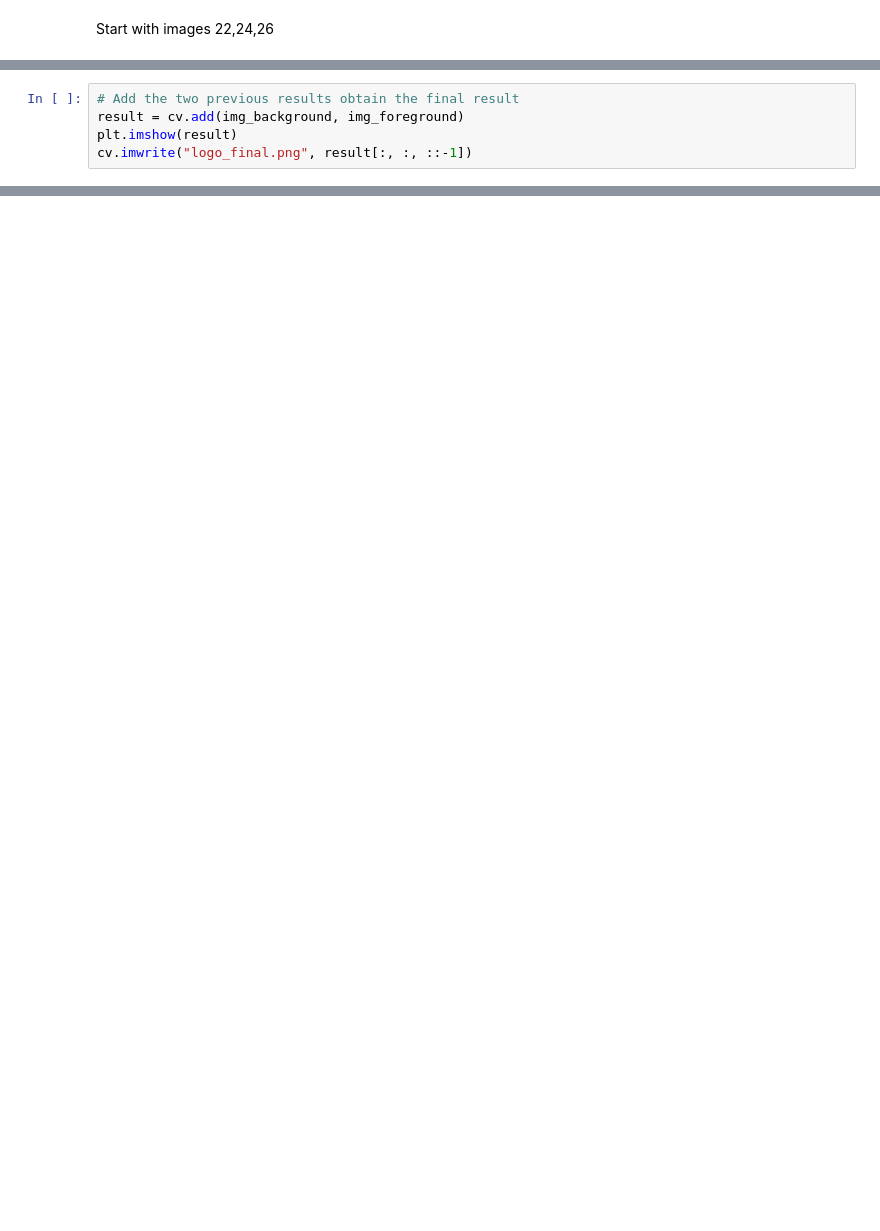
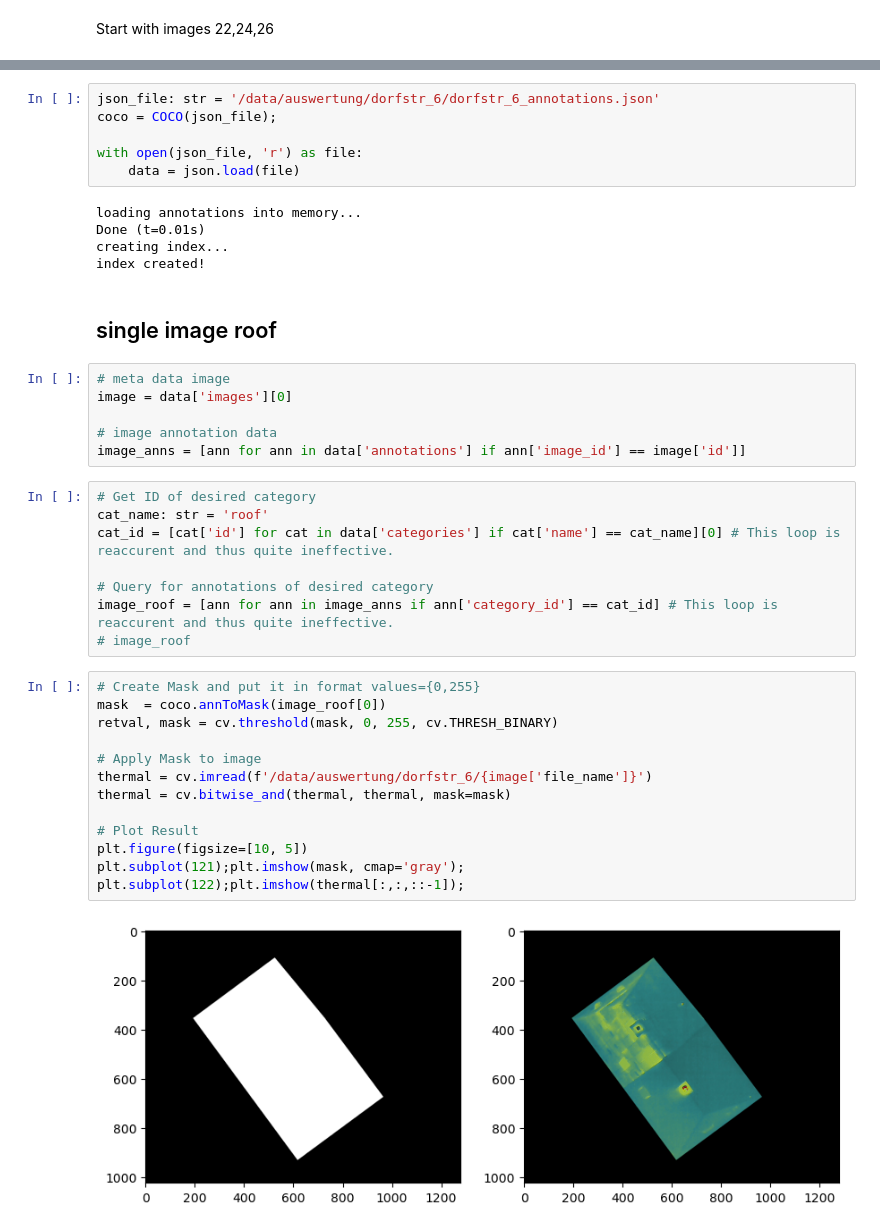
Before and after one commit to klausreus/image_processing, a Jupyter notebook: image_processing_old/04_evalutaion.ipynb, the cells around one changed output, grey strips where cells are left out. Saved outputs shown, nothing was run; the diff lists cells and outputs as text; blank space fills up the shorter version.

Commit message:
add masks to images and regorganise folder struct

```diff
--- a/image_processing_old/04_evalutaion.ipynb
+++ b/image_processing_old/04_evalutaion.ipynb
@@ -347,5 +26,0 @@ plt.imshow(img_foreground)
-# %%
-# Add the two previous results obtain the final result
-result = cv.add(img_background, img_foreground)
-plt.imshow(result)
-cv.imwrite("logo_final.png", result[:, :, ::-1])
@@ -411,0 +52,42 @@ plt.show()
+# %%
+json_file: str = '/data/auswertung/dorfstr_6/dorfstr_6_annotations.json'
+coco = COCO(json_file);
+
+with open(json_file, 'r') as file:
+    data = json.load(file)
+# %% [output]
+loading annotations into memory...
+Done (t=0.01s)
+creating index...
+index created!
+# %% [markdown]
+## single image roof
+# %%
+# meta data image
+image = data['images'][0]
+
+# image annotation data
+image_anns = [ann for ann in data['annotations'] if ann['image_id'] == image['id']]
+# %%
+# Get ID of desired category
+cat_name: str = 'roof'
+cat_id = [cat['id'] for cat in data['categories'] if cat['name'] == cat_name][0] # This loop is reaccurent and thus quite ineffective.
+
+# Query for annotations of desired category
+image_roof = [ann for ann in image_anns if ann['category_id'] == cat_id] # This loop is reaccurent and thus quite ineffective.
+# image_roof
+# %%
+# Create Mask and put it in format values={0,255}
+mask  = coco.annToMask(image_roof[0])
+retval, mask = cv.threshold(mask, 0, 255, cv.THRESH_BINARY)
+
+# Apply Mask to image
+thermal = cv.imread(f'/data/auswertung/dorfstr_6/{image['file_name']}')
+thermal = cv.bitwise_and(thermal, thermal, mask=mask)
+
+# Plot Result
+plt.figure(figsize=[10, 5])
+plt.subplot(121);plt.imshow(mask, cmap='gray');
+plt.subplot(122);plt.imshow(thermal[:,:,::-1]);
+# %% [output]
+[figure, added]
```
Also changed, not shown: parts of 47 cells of this notebook, 19 other files.
